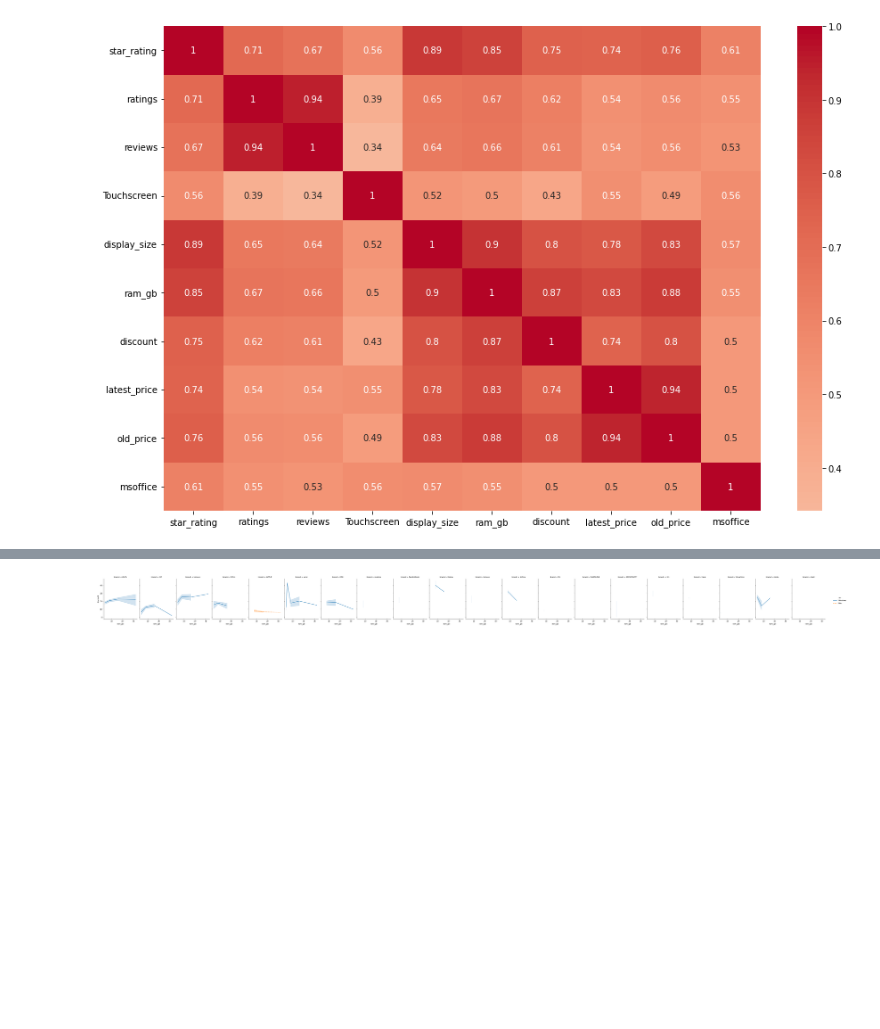
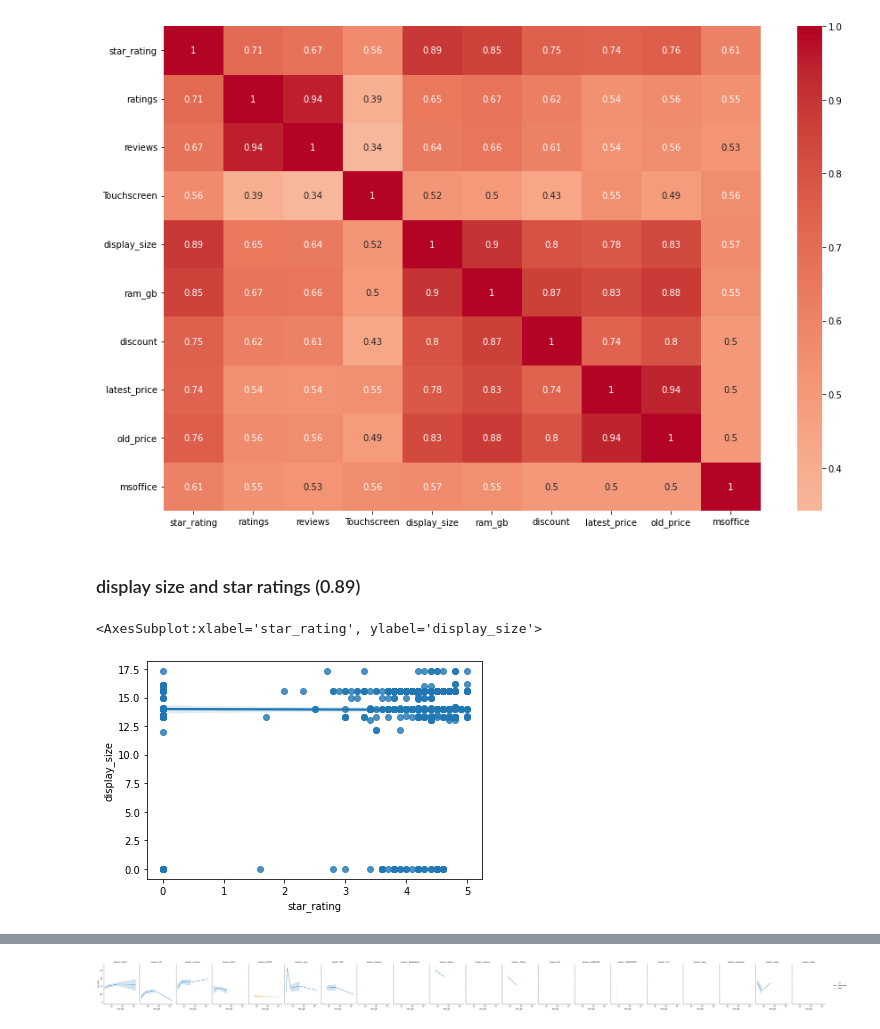
Before and after one commit to NoaBarNov/Data-Science-Project, a Jupyter notebook: finalproject.ipynb, the cells around one changed output, grey strips where cells are left out. Drawn from its saved outputs; the diff is of its cells as text; code cells hidden in the pictures; blank space fills up the shorter version.

```diff
--- a/finalproject.ipynb
+++ b/finalproject.ipynb
@@ -573,3 +568,10 @@ plt.figure(figsize=(15,10))  #figure size
 sns.heatmap(corrs, cmap='coolwarm', center=0, annot = True);
 # %% [output]
 [figure]
+# %% [markdown]
+### display size and star ratings (0.89)
+# %%
+sns.regplot(data = data, x = 'star_rating', y = 'display_size')
+# %% [output]
+<AxesSubplot:xlabel='star_rating', ylabel='display_size'>
+[figure, added]
```
Also changed, not shown: parts of 37 cells of this notebook.
